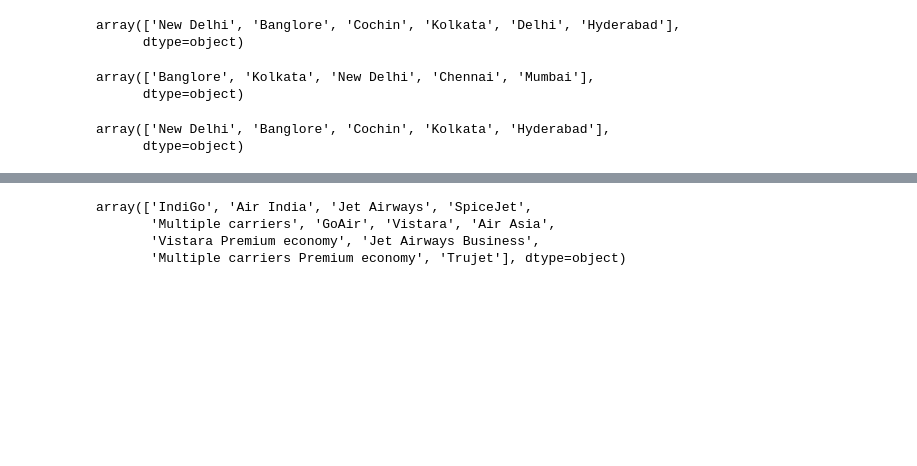
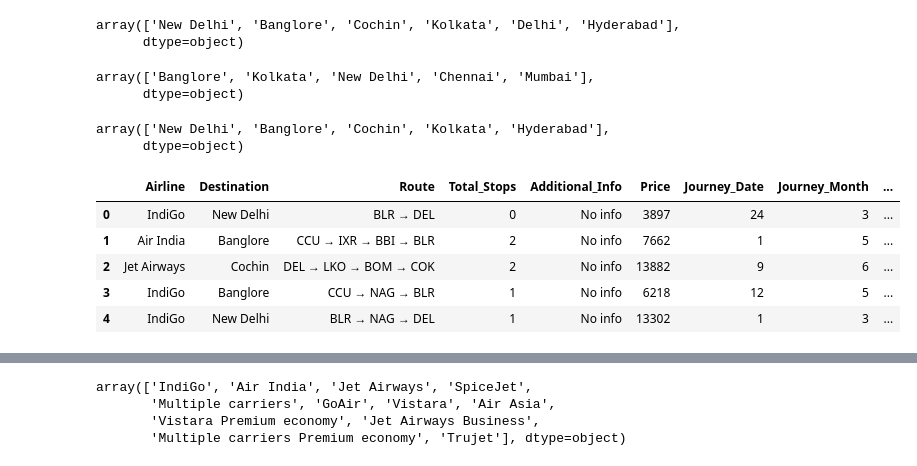
Before and after one commit to adnaksbhat/Colab_JupyterNotebooks, a Jupyter notebook: Zomato.ipynb, the cells around one changed output, grey strips where cells are left out. Saved outputs shown, nothing was run; the diff lists cells and outputs as text; code cells hidden in the pictures; blank space fills up the shorter version.

```diff
--- a/Zomato.ipynb
+++ b/Zomato.ipynb
@@ -647,0 +669,5 @@ df.drop(["Duration"],axis=1,inplace=True)
+# %%
+df["total_duration"]=df["duration_hours"]*60+df["duration_min"]
+
+df.drop(["duration_hours","duration_min"],axis=1, inplace=True)
+df.head()
@@ -697,3 +739,16 @@ df["Destination"].unique()
 # %% [output]
 array(['New Delhi', 'Banglore', 'Cochin', 'Kolkata', 'Hyderabad'],
       dtype=object)
+# %%
+#on hot encoding using pandas
+
+df = pd.get_dummies(df, columns=['Source'], dtype='int')
+
+df.head()
+# %% [output]
+|  | Airline | Destination | Route | Total_Stops | Additional_Info | Price | Journey_Date | Journey_Month | ... |
+| 0 | IndiGo | New Delhi | BLR → DEL | 0 | No info | 3897 | 24 | 3 | ... |
+| 1 | Air India | Banglore | CCU → IXR → BBI → BLR | 2 | No info | 7662 | 1 | 5 | ... |
+| 2 | Jet Airways | Cochin | DEL → LKO → BOM → COK | 2 | No info | 13882 | 9 | 6 | ... |
+| 3 | IndiGo | Banglore | CCU → NAG → BLR | 1 | No info | 6218 | 12 | 5 | ... |
+| 4 | IndiGo | New Delhi | BLR → NAG → DEL | 1 | No info | 13302 | 1 | 3 | ... |
```
Also changed, not shown: parts of 33 cells of this notebook.
